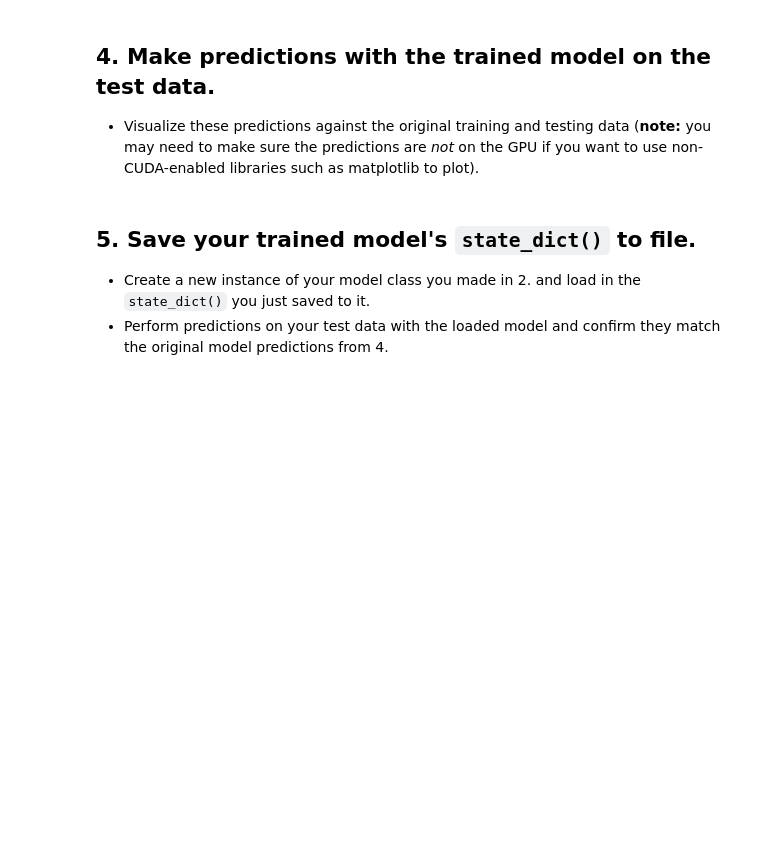
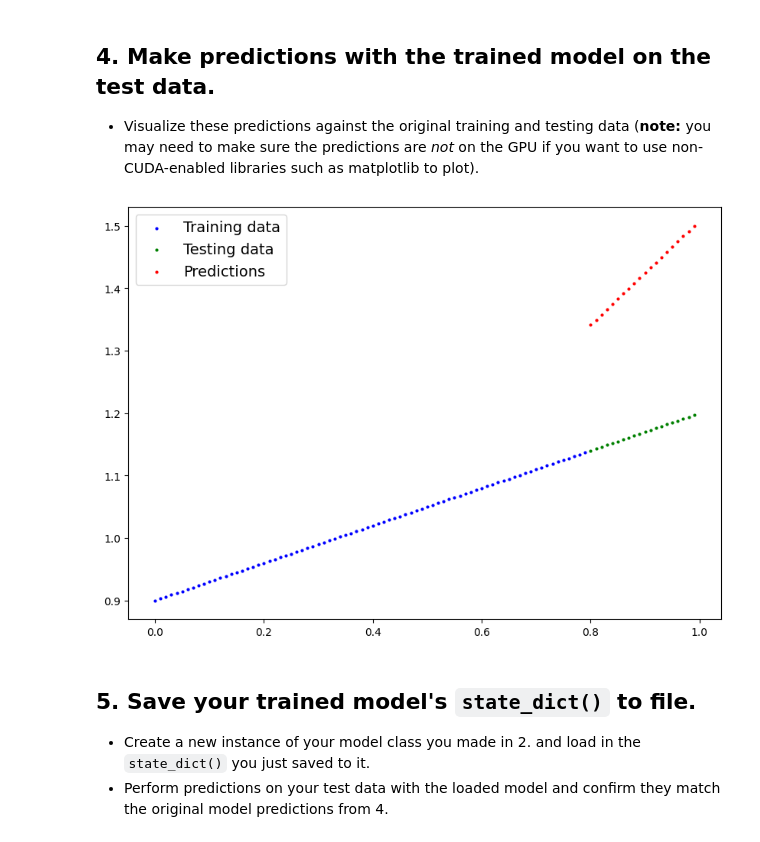
Before and after one commit to Ouzr0107/pytorch_ex, a Jupyter notebook: extras/exercises/01_pytorch_workflow_exercises.ipynb, the cells around one changed output. Drawn from its saved outputs; the diff is of its cells as text; code cells hidden in the pictures; blank space fills up the shorter version.

```diff
--- a/extras/exercises/01_pytorch_workflow_exercises.ipynb
+++ b/extras/exercises/01_pytorch_workflow_exercises.ipynb
@@ -192,8 +208,15 @@ X_train = X_train.to(device)
   * Visualize these predictions against the original training and testing data (**note:** you may need to make sure the predictions are *not* on the GPU if you want to use non-CUDA-enabled libraries such as matplotlib to plot).
 # %%
 # Make predictions with the model
+model_0.eval()
+with torch.inference_mode():
+    y_pred = model_0.forward(X_test)
+y_pred = y_pred.cpu()
 # %%
 # Plot the predictions (these may need to be on a specific device)
+plot_predictions(predictions=y_pred)
+# %% [output]
+[figure, added]
 # %% [markdown]
 ## 5. Save your trained model's `state_dict()` to file.
   * Create a new instance of your model class you made in 2. and load in the `state_dict()` you just saved to it.
```
Also changed, not shown: parts of 9 cells of this notebook.
